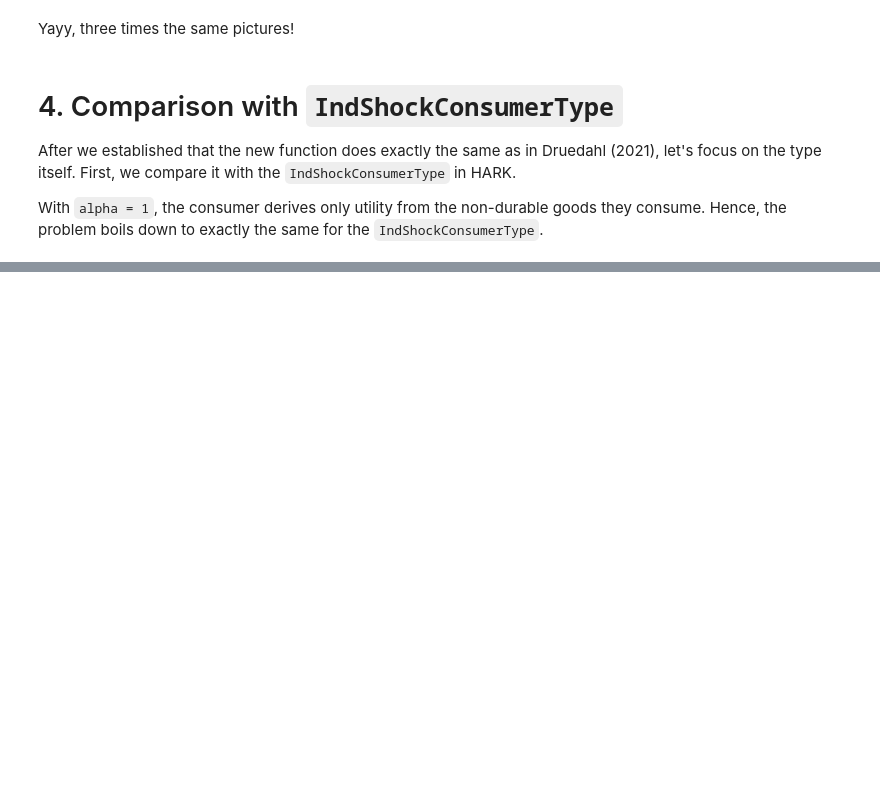
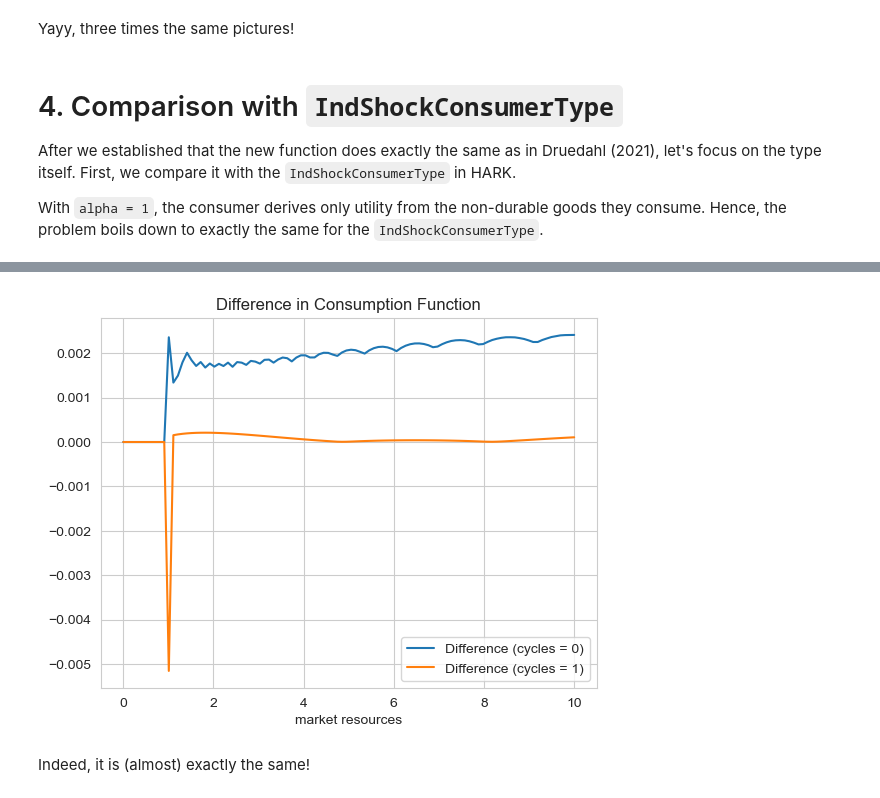
Before and after one commit to AMonninger/DurableConsumerType_REMARK, a Jupyter notebook: code/python/DurableModel_Notebook.ipynb, the cells around one changed output, grey strips where cells are left out. Saved outputs shown, nothing was run; the diff lists cells and outputs as text; code cells hidden in the pictures; blank space fills up the shorter version.

```diff
--- a/code/python/DurableModel_Notebook.ipynb
+++ b/code/python/DurableModel_Notebook.ipynb
@@ -366,0 +503,11 @@ DurableExample.solve()#(verbose=False)
+# %%
+plt.plot(grid, Results_inf['cFunc_test'] - cFunc_IndShock_inf, label = "Difference (cycles = 0)")
+plt.plot(grid, Results_life['cFunc_test'] - cFunc_IndShock_life, label = "Difference (cycles = 1)")
+plt.title('Difference in Consumption Function')
+plt.xlabel('market resources')
+plt.legend()
+plt.show()
+# %% [output]
+[figure, added]
+# %% [markdown]
+Indeed, it is (almost) exactly the same!
```
Also changed, not shown: parts of 46 cells of this notebook, 9 other files.
